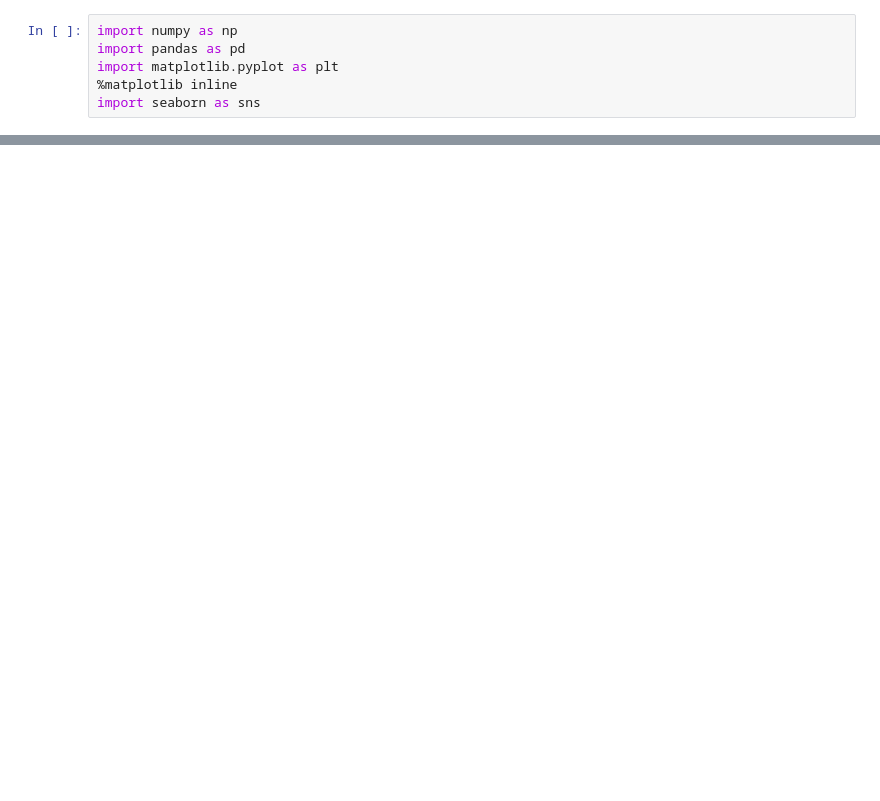
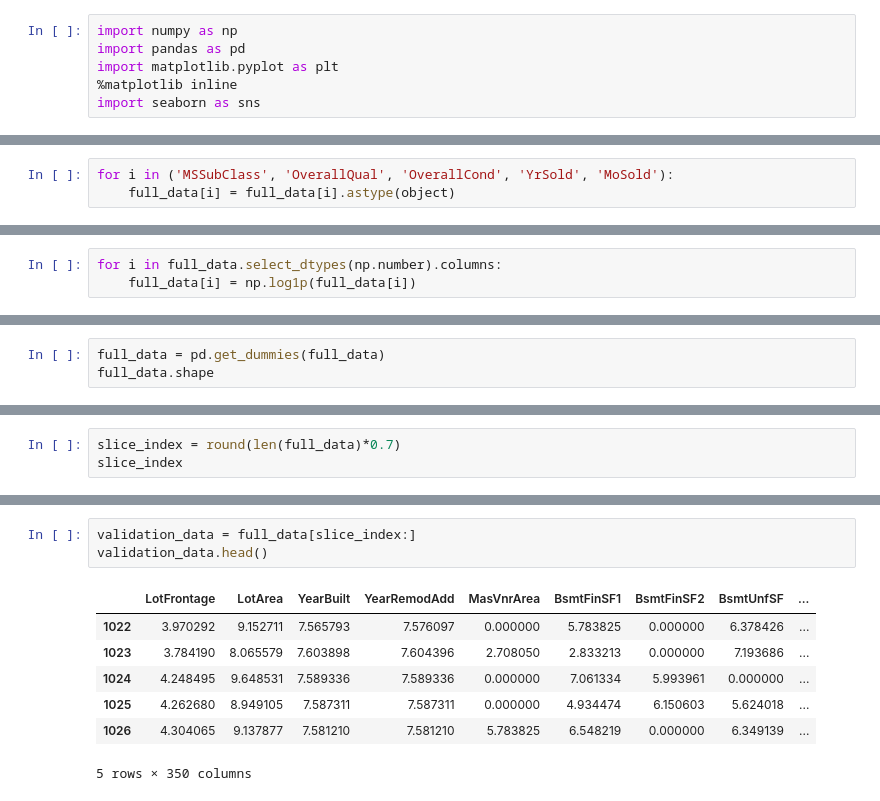
Before and after one commit to HStuklis/my-projects, a Jupyter notebook: house-prices/house-prices-code.ipynb, the cells around one changed output, grey strips where cells are left out. Drawn from its saved outputs; the diff is of its cells as text; blank space fills up the shorter version.

```diff
--- a/house-prices/house-prices-code.ipynb
+++ b/house-prices/house-prices-code.ipynb
@@ -253,0 +114,3 @@ So we find that there are 18 variables present in the data that do not have comp
+# %%
+for i in ('MSSubClass', 'OverallQual', 'OverallCond', 'YrSold', 'MoSold'):
+    full_data[i] = full_data[i].astype(object)
@@ -253,0 +126,3 @@ So we find that there are 18 variables present in the data that do not have comp
+# %%
+for i in full_data.select_dtypes(np.number).columns:
+    full_data[i] = np.log1p(full_data[i])
@@ -253,0 +136,3 @@ So we find that there are 18 variables present in the data that do not have comp
+# %%
+full_data = pd.get_dummies(full_data)
+full_data.shape
@@ -253,0 +149,3 @@ So we find that there are 18 variables present in the data that do not have comp
+# %%
+slice_index = round(len(full_data)*0.7)
+slice_index
@@ -253,0 +167,11 @@ So we find that there are 18 variables present in the data that do not have comp
+# %%
+validation_data = full_data[slice_index:]
+validation_data.head()
+# %% [output]
+|  | LotFrontage | LotArea | YearBuilt | YearRemodAdd | MasVnrArea | BsmtFinSF1 | BsmtFinSF2 | BsmtUnfSF | ... |
+| 1022 | 3.970292 | 9.152711 | 7.565793 | 7.576097 | 0.000000 | 5.783825 | 0.000000 | 6.378426 | ... |
+| 1023 | 3.784190 | 8.065579 | 7.603898 | 7.604396 | 2.708050 | 2.833213 | 0.000000 | 7.193686 | ... |
+| 1024 | 4.248495 | 9.648531 | 7.589336 | 7.589336 | 0.000000 | 7.061334 | 5.993961 | 0.000000 | ... |
+| 1025 | 4.262680 | 8.949105 | 7.587311 | 7.587311 | 0.000000 | 4.934474 | 6.150603 | 5.624018 | ... |
+| 1026 | 4.304065 | 9.137877 | 7.581210 | 7.581210 | 5.783825 | 6.548219 | 0.000000 | 6.349139 | ... |
+5 rows × 350 columns
```
Also changed, not shown: parts of 92 cells of this notebook.
